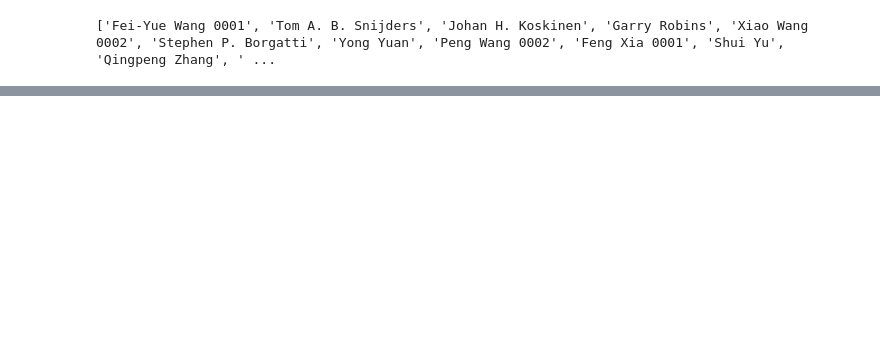
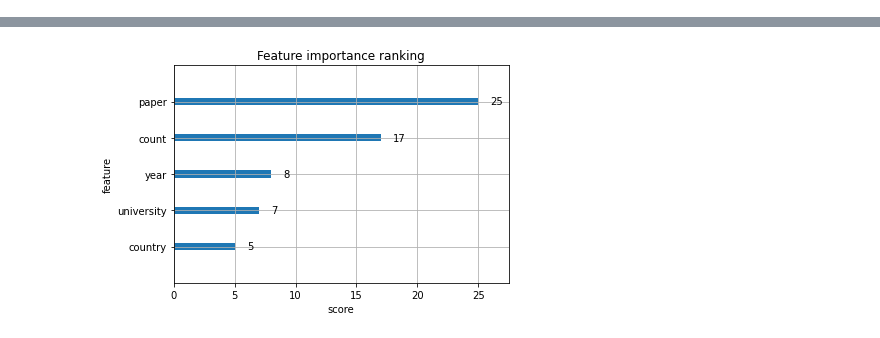
Before and after one commit to sds131/SCI, a Jupyter notebook: network/static_shs.ipynb, the cells around one changed output, grey strips where cells are left out. Saved outputs shown, nothing was run; the diff lists cells and outputs as text; code cells hidden in the pictures; blank space fills up the shorter version.

```diff
--- a/network/static_shs.ipynb
+++ b/network/static_shs.ipynb
@@ -72,11 +82,3 @@ while len(nonSHS1)<kk:
     t=random.sample(con, 1)
     if t[0][0] not in SHS1 and t[0][0] not in nonSHS1:
         nonSHS1.append(t[0][0])
-# %%
-print(SHS1)
-# %% [output]
-['Fei-Yue Wang 0001', 'Tom A. B. Snijders', 'Johan H. Koskinen', 'Garry Robins', 'Xiao Wang 0002', 'Stephen P. Borgatti', 'Yong Yuan', 'Peng Wang 0002', 'Feng Xia 0001', 'Shui Yu', 'Qingpeng Zhang', ' ...
-# %%
-List={}
-for i in range(0,len(SHS1)):
-    List[SHS1[i]]={}
@@ -82,0 +138,62 @@ for i in range(0,len(SHS1)):
+# %%
+label_encoder = LabelEncoder()
+data['country'] = label_encoder.fit_transform(data['country'])
+data['university'] = label_encoder.fit_transform(data['university'])
+data=pd.DataFrame(data)
+data = pd.get_dummies(data)
+data_x = data.drop('label',axis = 1)
+data_y = data['label']
+Xtrain, Xtest, Ytrain, Ytest = train_test_split(data_x,data_y,test_size=0.3,random_state=0)
+# %%
+warnings.filterwarnings("ignore")
+parameters_grid_XGB = {
+    'learning_rate': [0.01, 0.1, 0.3],
+    'n_estimators': [10, 50, 100],
+    'max_depth': [4,6,8],
+    'min_child_weight':[1],
+    'subsample': [0.8],
+    'colsample_bytree':[0.8],
+    'gamma':[0,2,4],
+
+    'booster': ['gbtree'],
+    'num_class':[2],
+    'eval_metric':["auc"],
+    'objective':['multi:softprob'],
+    #'seed':[0],
+    'use_label_encoder':['False']
+}
+XGB = XGBClassifier()
+grid = GridSearchCV(XGB, parameters_grid_XGB, cv=5, scoring='precision')
+grid.fit(Xtrain, Ytrain)
+
+print("Best parameters set found on development set:")
+print()
+print(grid.best_params_)
+print()
+print("Grid scores on development set:")
+print()
+means = grid.cv_results_['mean_test_score']
+stds = grid.cv_results_['std_test_score']
+for mean, std, params in zip(means, stds, grid.cv_results_['params']):
+    print("%0.3f (+/-%0.03f) for %r"
+          % (mean, std * 2, params))
+print()
+print("Detailed classification report:")
+print()
+print("The model is trained on the full development set.")
+print("The scores are computed on the full evaluation set.")
+print()
+bclf = grid.best_estimator_
+bclf.fit(Xtrain, Ytrain)
+y_true = Ytest
+y_pred = bclf.predict(Xtest)
+y_pred_pro = bclf.predict_proba(Xtest)
+y_scores = pd.DataFrame(y_pred_pro, columns=bclf.classes_.tolist())[1].values
+print(classification_report(y_true, y_pred))
+auc_value = roc_auc_score(y_true, y_scores)
+print("auc_value:")
+print(auc_value)
+
+plot_importance(bclf,title='Feature importance ranking', xlabel='score', ylabel='feature')
+pyplot.show()
+# %% [output]
@@ -82,0 +217 @@ for i in range(0,len(SHS1)):
+[figure, added]
```
Also changed, not shown: parts of 4 cells of this notebook, 24 other files.
